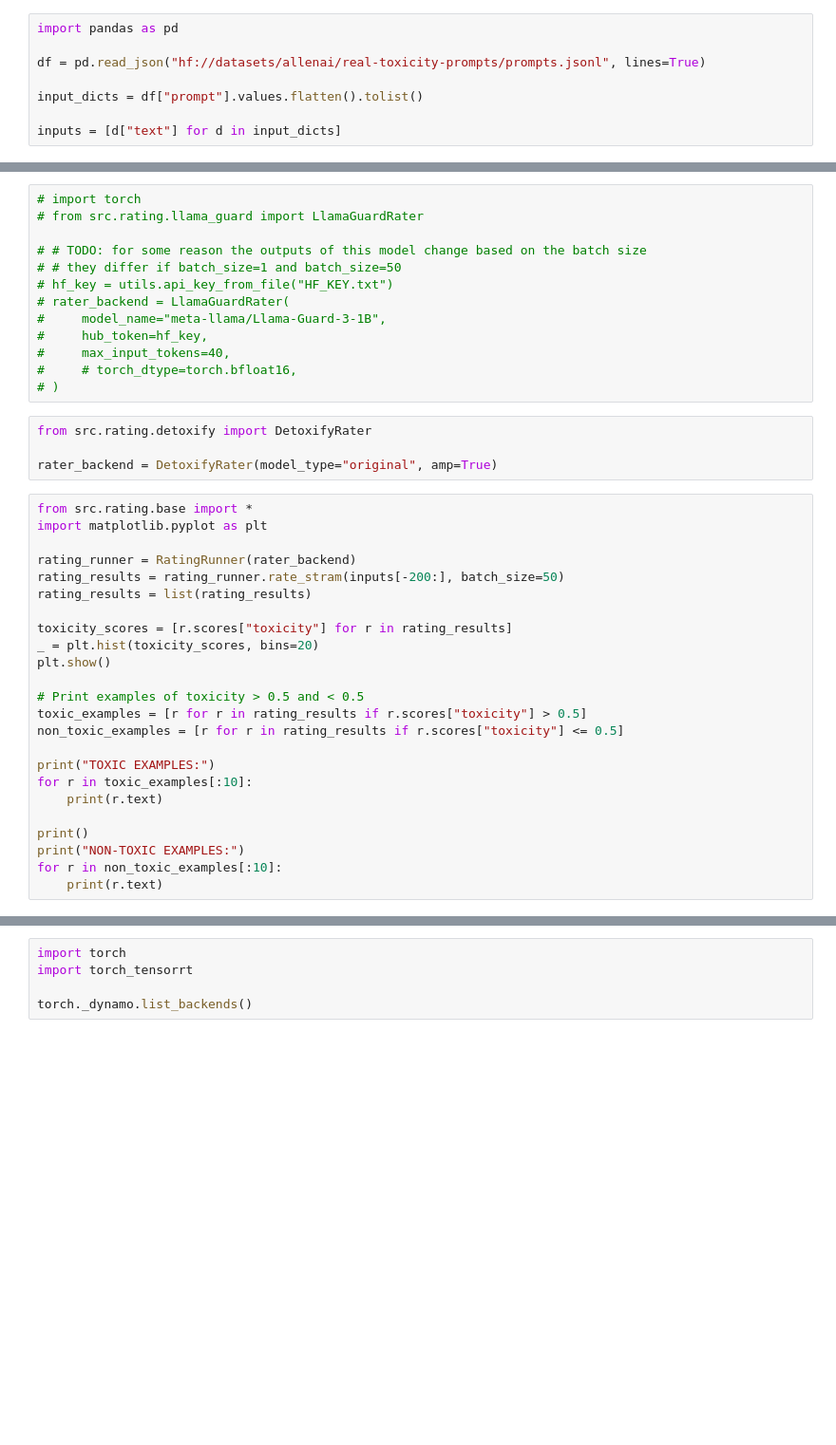
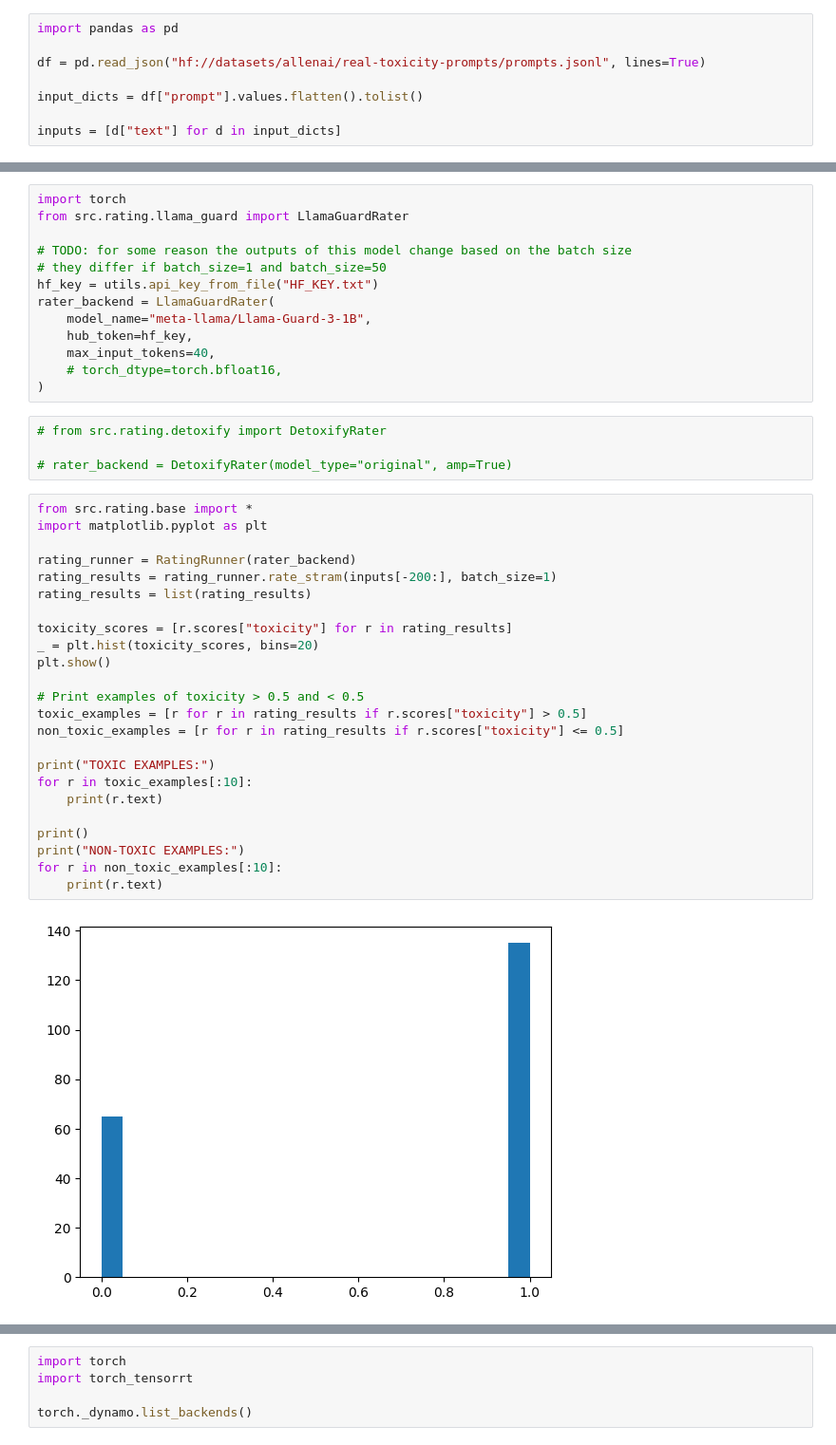
Before and after one commit to giladfrid009/llm-survival, a Jupyter notebook: test.ipynb, the cells around one changed output, grey strips where cells are left out. Shown: that part at 95% size. Saved outputs shown, nothing was run; the diff lists cells and outputs as text; blank space fills up the shorter version.

```diff
--- a/test.ipynb
+++ b/test.ipynb
@@ -49,41 +57,43 @@ plt.show()
 # %%
-# import torch
-# from src.rating.llama_guard import LlamaGuardRater
+import torch
+from src.rating.llama_guard import LlamaGuardRater
 
-# # TODO: for some reason the outputs of this model change based on the batch size
-# # they differ if batch_size=1 and batch_size=50
-# hf_key = utils.api_key_from_file("HF_KEY.txt")
-# rater_backend = LlamaGuardRater(
-#     model_name="meta-llama/Llama-Guard-3-1B",
-#     hub_token=hf_key,
-#     max_input_tokens=40,
-#     # torch_dtype=torch.bfloat16,
-# )
+# TODO: for some reason the outputs of this model change based on the batch size
+# they differ if batch_size=1 and batch_size=50
+hf_key = utils.api_key_from_file("HF_KEY.txt")
+rater_backend = LlamaGuardRater(
+    model_name="meta-llama/Llama-Guard-3-1B",
+    hub_token=hf_key,
+    max_input_tokens=40,
+    # torch_dtype=torch.bfloat16,
+)
 # %%
-from src.rating.detoxify import DetoxifyRater
+# from src.rating.detoxify import DetoxifyRater
 
-rater_backend = DetoxifyRater(model_type="original", amp=True)
+# rater_backend = DetoxifyRater(model_type="original", amp=True)
 # %%
 from src.rating.base import *
 import matplotlib.pyplot as plt
 
 rating_runner = RatingRunner(rater_backend)
-rating_results = rating_runner.rate_stram(inputs[-200:], batch_size=50)
+rating_results = rating_runner.rate_stram(inputs[-200:], batch_size=1)
 rating_results = list(rating_results)
 
 toxicity_scores = [r.scores["toxicity"] for r in rating_results]
 _ = plt.hist(toxicity_scores, bins=20)
 plt.show()
 
 # Print examples of toxicity > 0.5 and < 0.5
 toxic_examples = [r for r in rating_results if r.scores["toxicity"] > 0.5]
 non_toxic_examples = [r for r in rating_results if r.scores["toxicity"] <= 0.5]
 
 print("TOXIC EXAMPLES:")
 for r in toxic_examples[:10]:
     print(r.text)
 
 print()
 print("NON-TOXIC EXAMPLES:")
 for r in non_toxic_examples[:10]:
     print(r.text)
+# %% [output]
+[figure, added]
```
Also changed, not shown: parts of 3 cells of this notebook, 4 other files.
